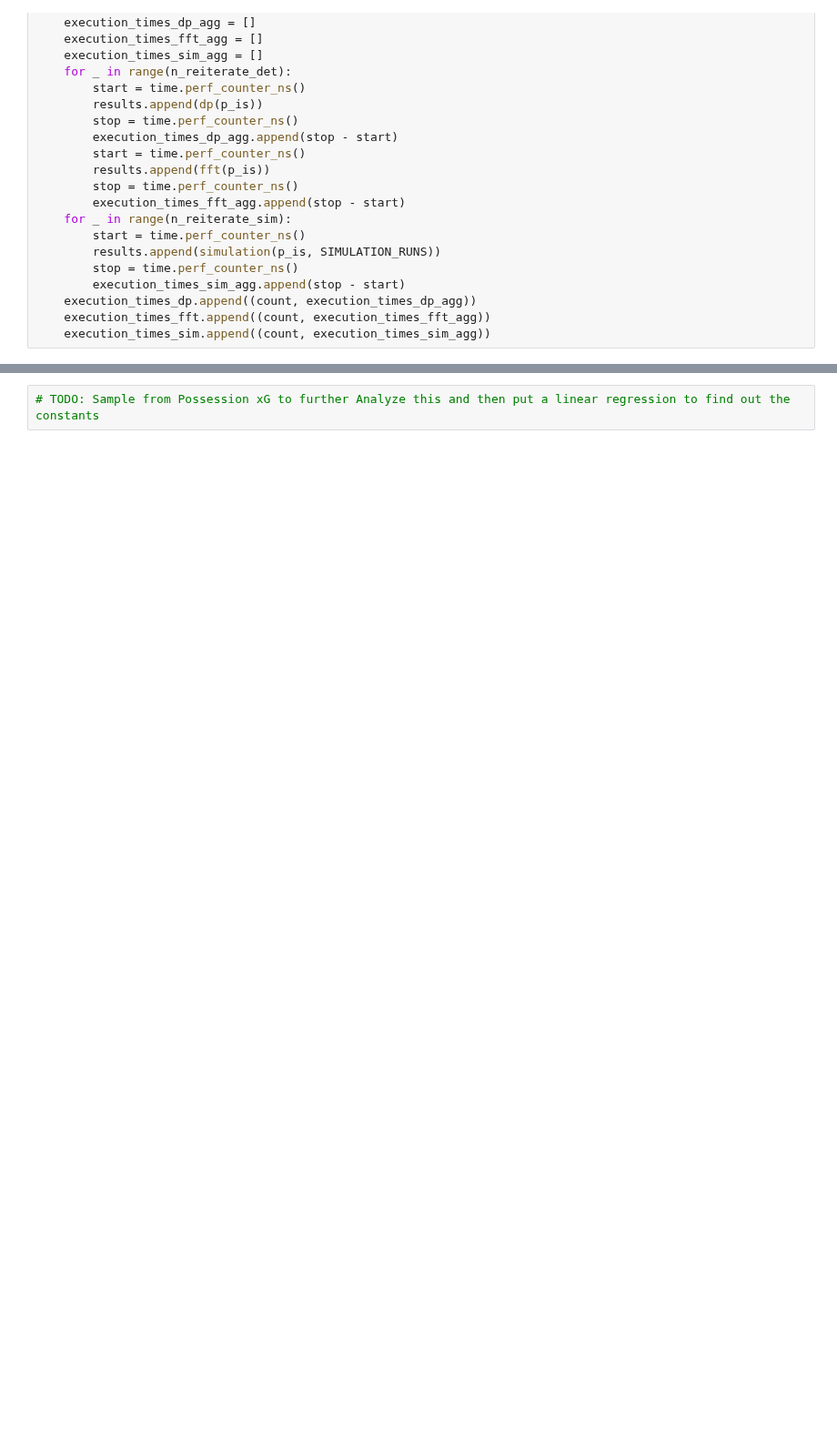
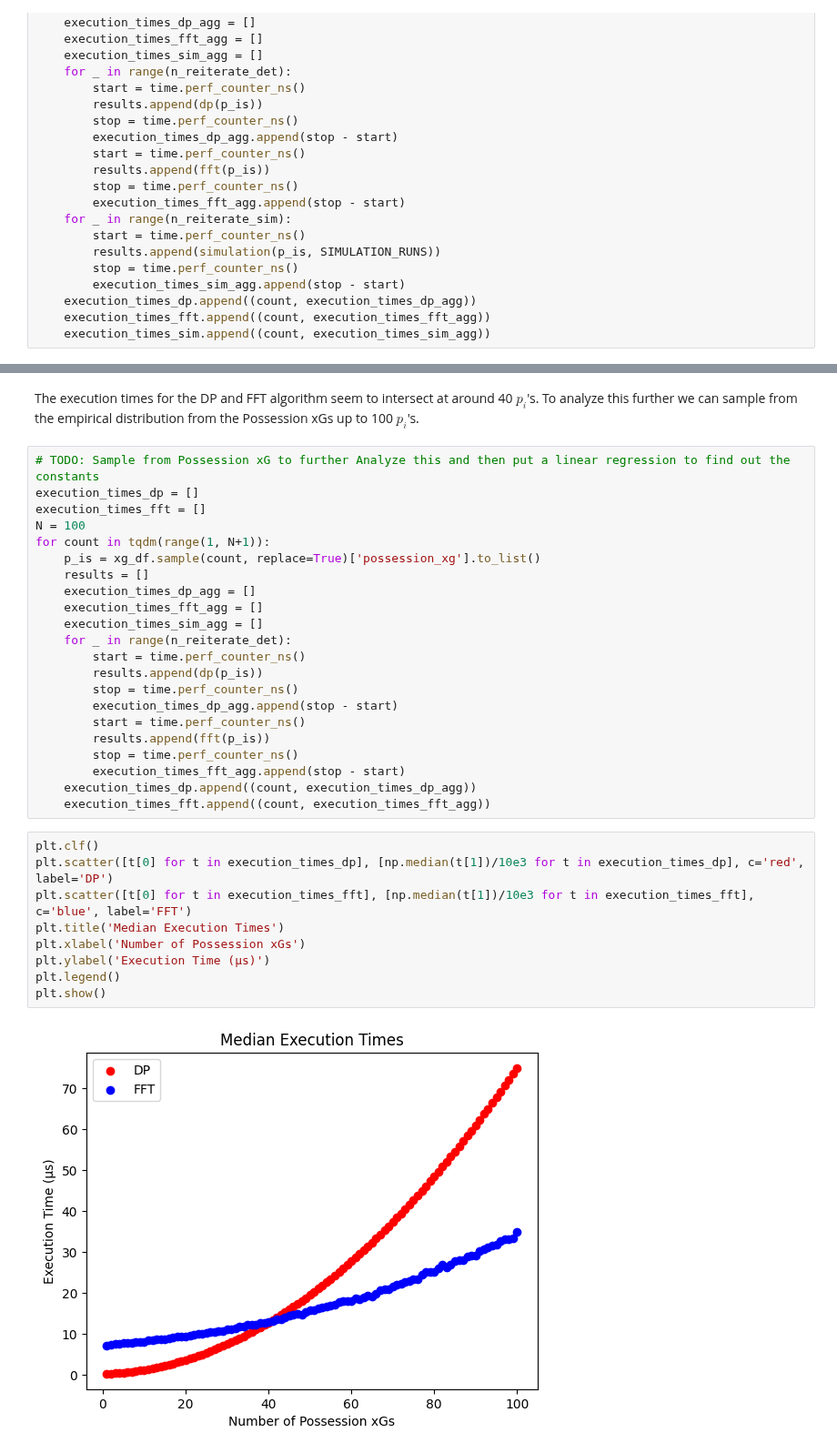
Before and after one commit to StrikerBadger/bachelor-thesis, a Jupyter notebook: performance_analysis.ipynb, the cells around one changed output, grey strips where cells are left out. Shown at 91% size. Saved outputs shown, nothing was run; the diff lists cells and outputs as text; blank space fills up the shorter version.

```diff
--- a/performance_analysis.ipynb
+++ b/performance_analysis.ipynb
@@ -139,2 +140,35 @@ plt.show()
-# %%
-# TODO: Sample from Possession xG to further Analyze this and then put a linear regression to find out the constants
+# %% [markdown]
+The execution times for the DP and FFT algorithm seem to intersect at around 40 $p_i$'s. To analyze this further we can sample from the empirical distribution from the Possession xGs up to 100 $p_i$'s.
+# %%
+# TODO: Sample from Possession xG to further Analyze this and then put a linear regression to find out the constants
+execution_times_dp = []
+execution_times_fft = []
+N = 100
+for count in tqdm(range(1, N+1)):
+    p_is = xg_df.sample(count, replace=True)['possession_xg'].to_list()
+    results = []
+    execution_times_dp_agg = []
+    execution_times_fft_agg = []
+    execution_times_sim_agg = []
+    for _ in range(n_reiterate_det):
+        start = time.perf_counter_ns()
+        results.append(dp(p_is))
+        stop = time.perf_counter_ns()
+        execution_times_dp_agg.append(stop - start)
+        start = time.perf_counter_ns()
+        results.append(fft(p_is))
+        stop = time.perf_counter_ns()
+        execution_times_fft_agg.append(stop - start)
+    execution_times_dp.append((count, execution_times_dp_agg))
+    execution_times_fft.append((count, execution_times_fft_agg))
+# %%
+plt.clf()
+plt.scatter([t[0] for t in execution_times_dp], [np.median(t[1])/10e3 for t in execution_times_dp], c='red', label='DP')
+plt.scatter([t[0] for t in execution_times_fft], [np.median(t[1])/10e3 for t in execution_times_fft], c='blue', label='FFT')
+plt.title('Median Execution Times')
+plt.xlabel('Number of Possession xGs')
+plt.ylabel('Execution Time (µs)')
+plt.legend()
+plt.show()
+# %% [output]
+[figure, added]
```
Also changed, not shown: parts of 6 cells of this notebook.
